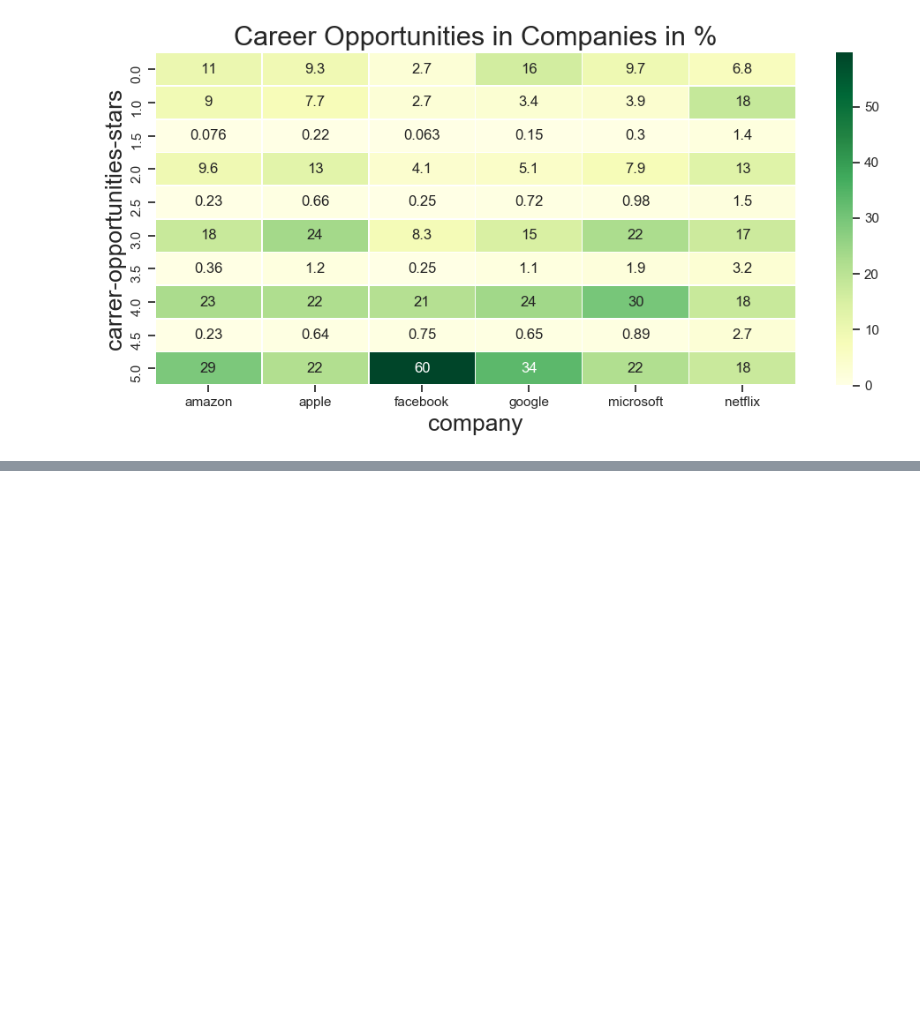
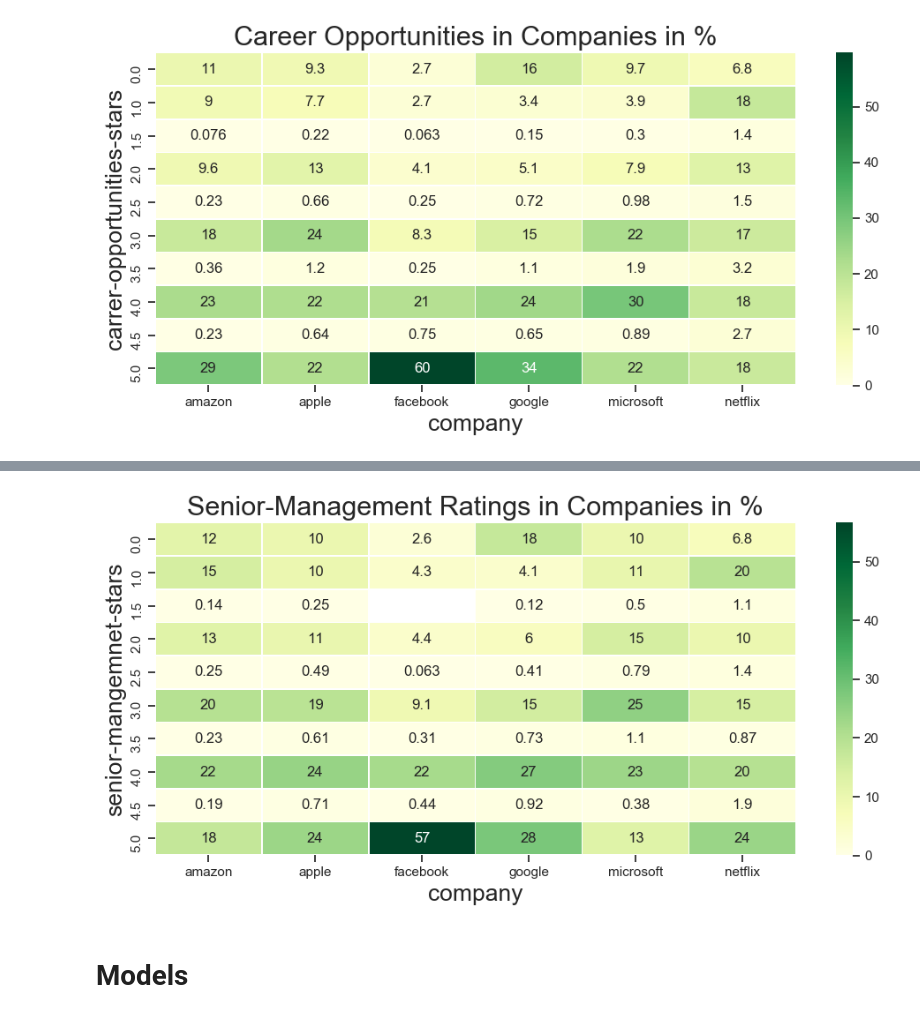
Before and after one commit to SanketBhaud/Sentiment_Analysis, a Jupyter notebook: Sentimental Analysis.ipynb, the cells around one changed output, grey strips where cells are left out. Saved outputs shown, nothing was run; the diff lists cells and outputs as text; code cells hidden in the pictures; blank space fills up the shorter version.

```diff
--- a/Sentimental Analysis.ipynb
+++ b/Sentimental Analysis.ipynb
@@ -659,0 +664,6 @@ plot_heatmap('carrer-opportunities-stars','company', 'Career Opportunities in Co
+# %%
+plot_heatmap('senior-mangemnet-stars','company', 'Senior-Management Ratings in Companies in %' )
+# %% [output]
+[figure, added]
+# %% [markdown]
+# Models
```
Also changed, not shown: parts of 14 cells of this notebook.
